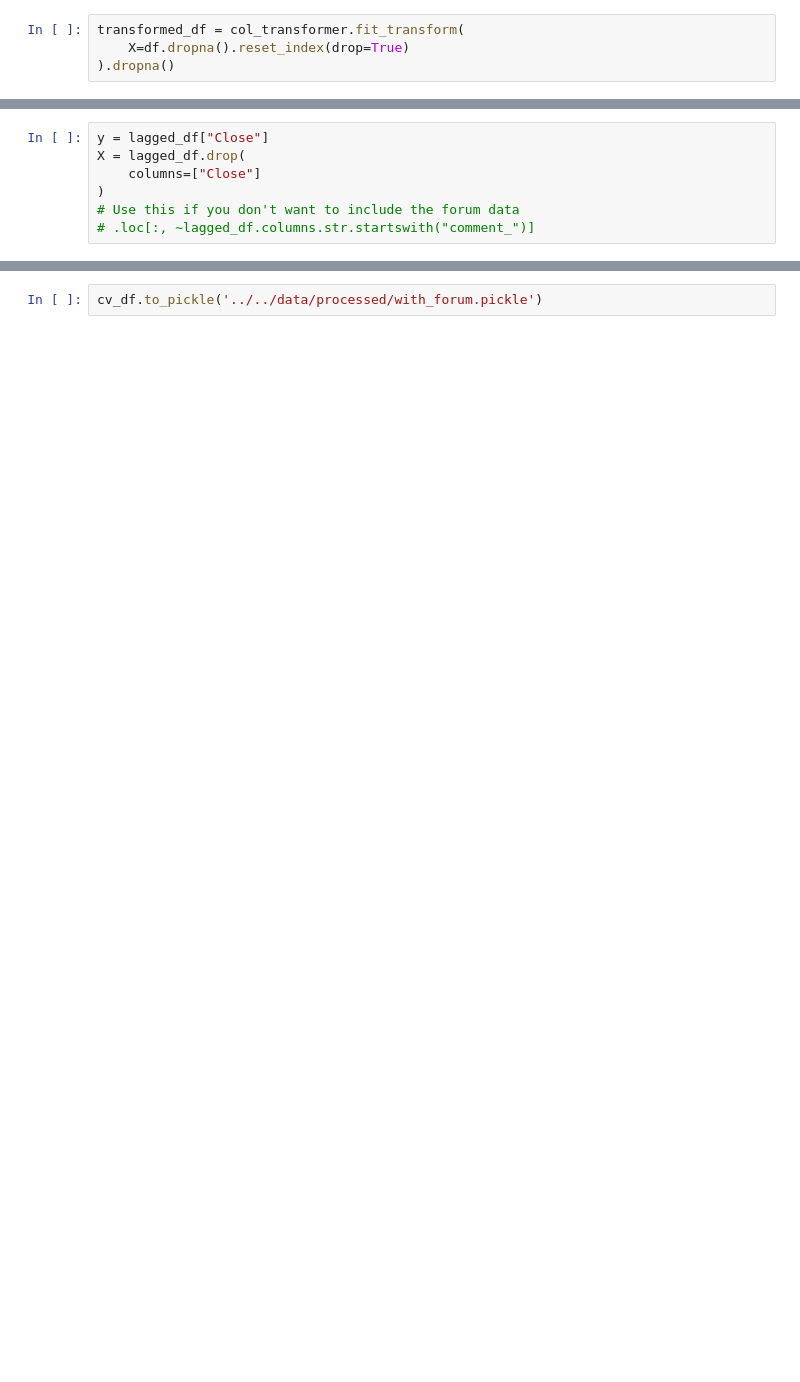
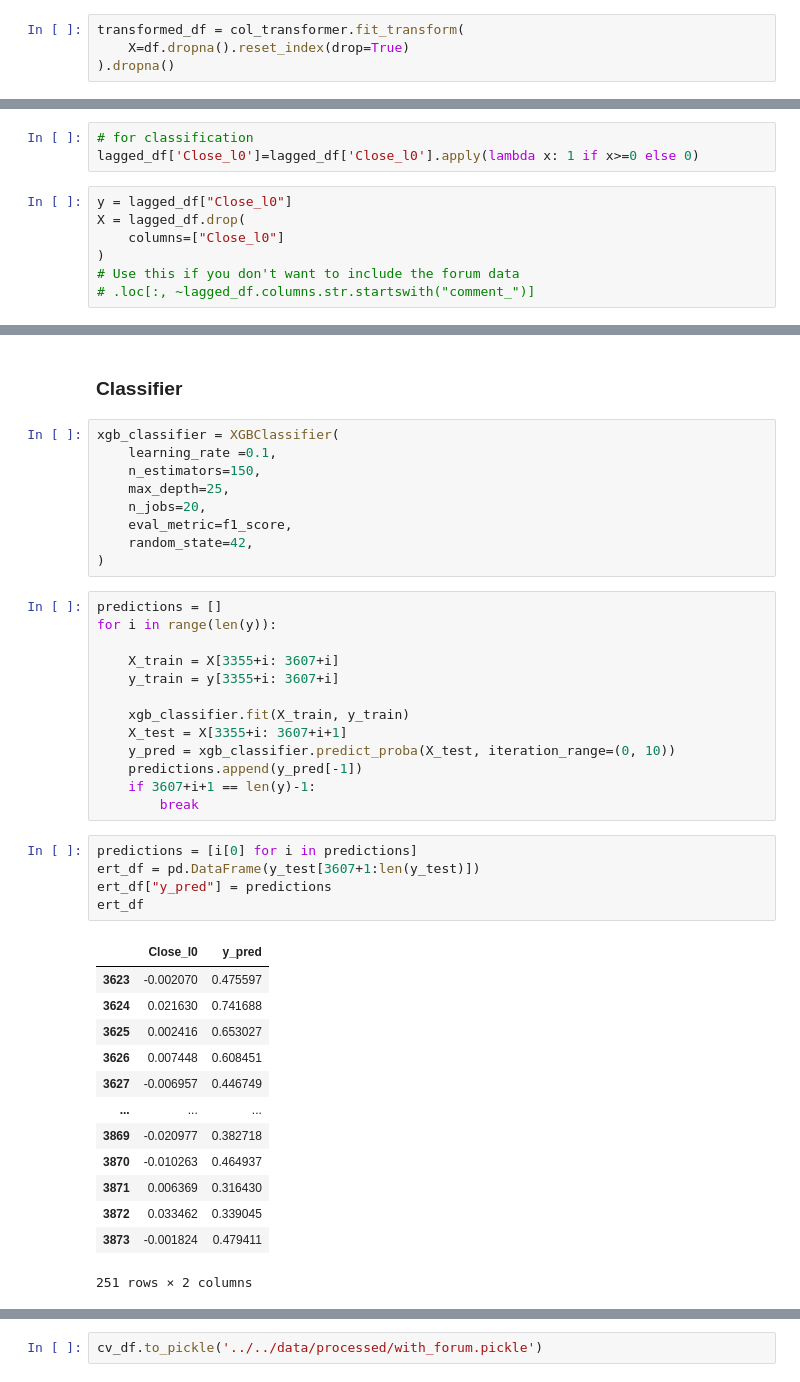
Before and after one commit to papsebestyen/huforpred, a Jupyter notebook: huforpred/forecast/forecast.ipynb, the cells around one changed output, grey strips where cells are left out. Drawn from its saved outputs; the diff is of its cells as text; blank space fills up the shorter version.

Commit message:
classifier

```diff
--- a/huforpred/forecast/forecast.ipynb
+++ b/huforpred/forecast/forecast.ipynb
@@ -102,7 +100,10 @@ lagged_df = get_lag_creator(
+# %%
+# for classification
+lagged_df['Close_l0']=lagged_df['Close_l0'].apply(lambda x: 1 if x>=0 else 0)
 # %%
-y = lagged_df["Close"]
+y = lagged_df["Close_l0"]
 X = lagged_df.drop(
-    columns=["Close"]
+    columns=["Close_l0"]
 )
 # Use this if you don't want to include the forum data
 # .loc[:, ~lagged_df.columns.str.startswith("comment_")]
@@ -140,0 +139,43 @@ cv_df = evaluate(
+# %% [markdown]
+### Classifier
+# %%
+xgb_classifier = XGBClassifier(
+    learning_rate =0.1,
+    n_estimators=150,
+    max_depth=25,
+    n_jobs=20,
+    eval_metric=f1_score,
+    random_state=42,
+)
+# %%
+predictions = []
+for i in range(len(y)):
+
+    X_train = X[3355+i: 3607+i]
+    y_train = y[3355+i: 3607+i]
+
+    xgb_classifier.fit(X_train, y_train)
+    X_test = X[3355+i: 3607+i+1]
+    y_pred = xgb_classifier.predict_proba(X_test, iteration_range=(0, 10))
+    predictions.append(y_pred[-1])
+    if 3607+i+1 == len(y)-1:
+        break
+# %%
+predictions = [i[0] for i in predictions]
+ert_df = pd.DataFrame(y_test[3607+1:len(y_test)])
+ert_df["y_pred"] = predictions
+ert_df
+# %% [output]
+|  | Close_l0 | y_pred |
+| 3623 | -0.002070 | 0.475597 |
+| 3624 | 0.021630 | 0.741688 |
+| 3625 | 0.002416 | 0.653027 |
+| 3626 | 0.007448 | 0.608451 |
+| 3627 | -0.006957 | 0.446749 |
+| ... | ... | ... |
+| 3869 | -0.020977 | 0.382718 |
+| 3870 | -0.010263 | 0.464937 |
+| 3871 | 0.006369 | 0.316430 |
+| 3872 | 0.033462 | 0.339045 |
+| 3873 | -0.001824 | 0.479411 |
+251 rows × 2 columns
```
Also changed, not shown: parts of 36 cells of this notebook.
